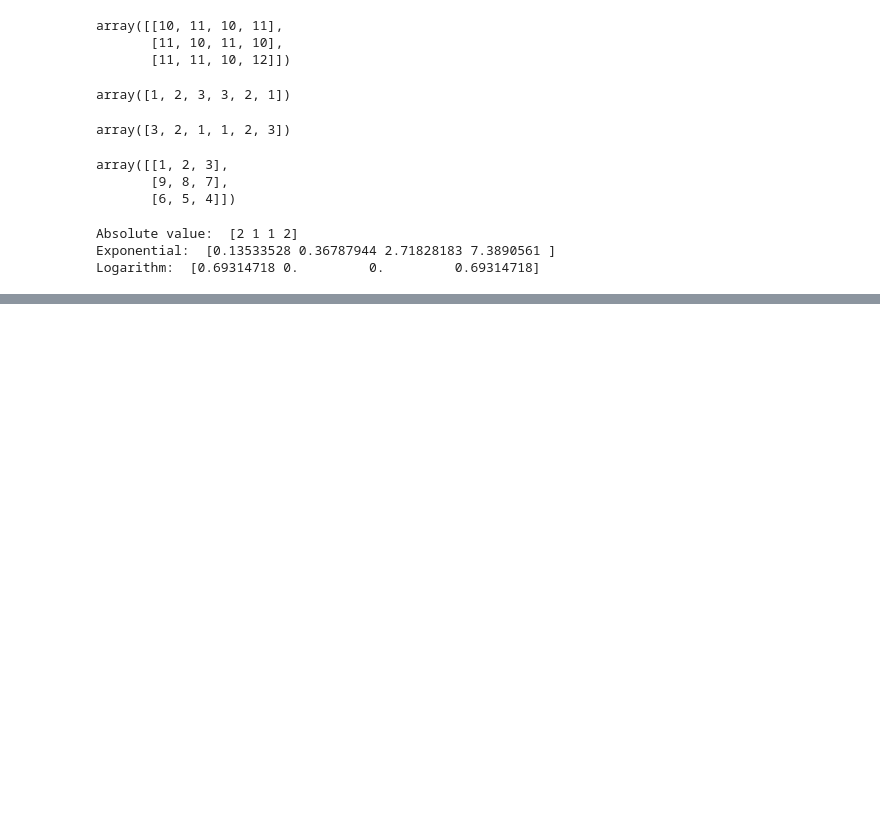
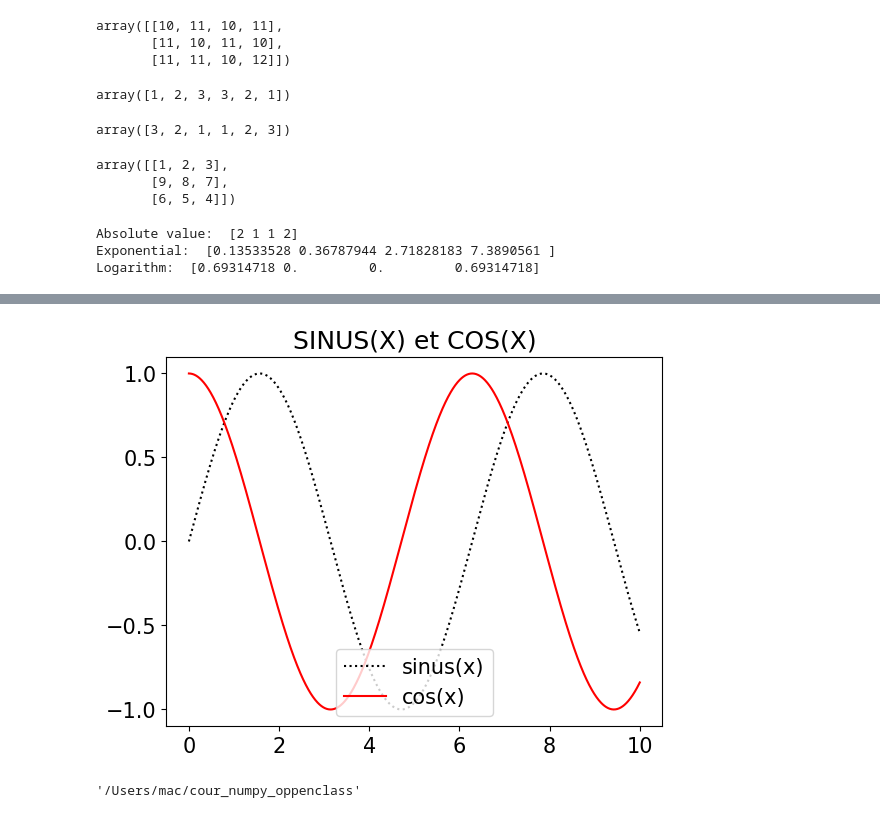
Before and after one commit to ounisdjam/cour_numpy_oppenclassroom, a Jupyter notebook: courdata.ipynb, the cells around one changed output, grey strips where cells are left out. Cells and saved outputs as stored; diff of their text form; code cells hidden in the pictures; blank space fills up the shorter version.

```diff
--- a/courdata.ipynb
+++ b/courdata.ipynb
@@ -94,0 +113,18 @@ Logarithm:  [0.69314718 0.         0.         0.69314718]
+# %%
+import numpy as np
+import matplotlib.pyplot as plt
+# generé des point x,
+
+x= np.linspace(0, 10, 1000)
+plt.rcParams.update({"font.size" : 15})
+plt.plot(x, np.sin(x), color= "black", label ="sinus(x)", linestyle="dotted")
+plt.plot(x, np.cos(x),color='red', label='cos(x)')
+plt.title("SINUS(X) et COS(X)")
+plt.legend(loc =8)
+plt.show()
+# %% [output]
+[figure, added]
+# %%
+pwd
+# %% [output]
+'/Users/mac/cour_numpy_oppenclass'
```
Also changed, not shown: parts of 3 cells of this notebook.
